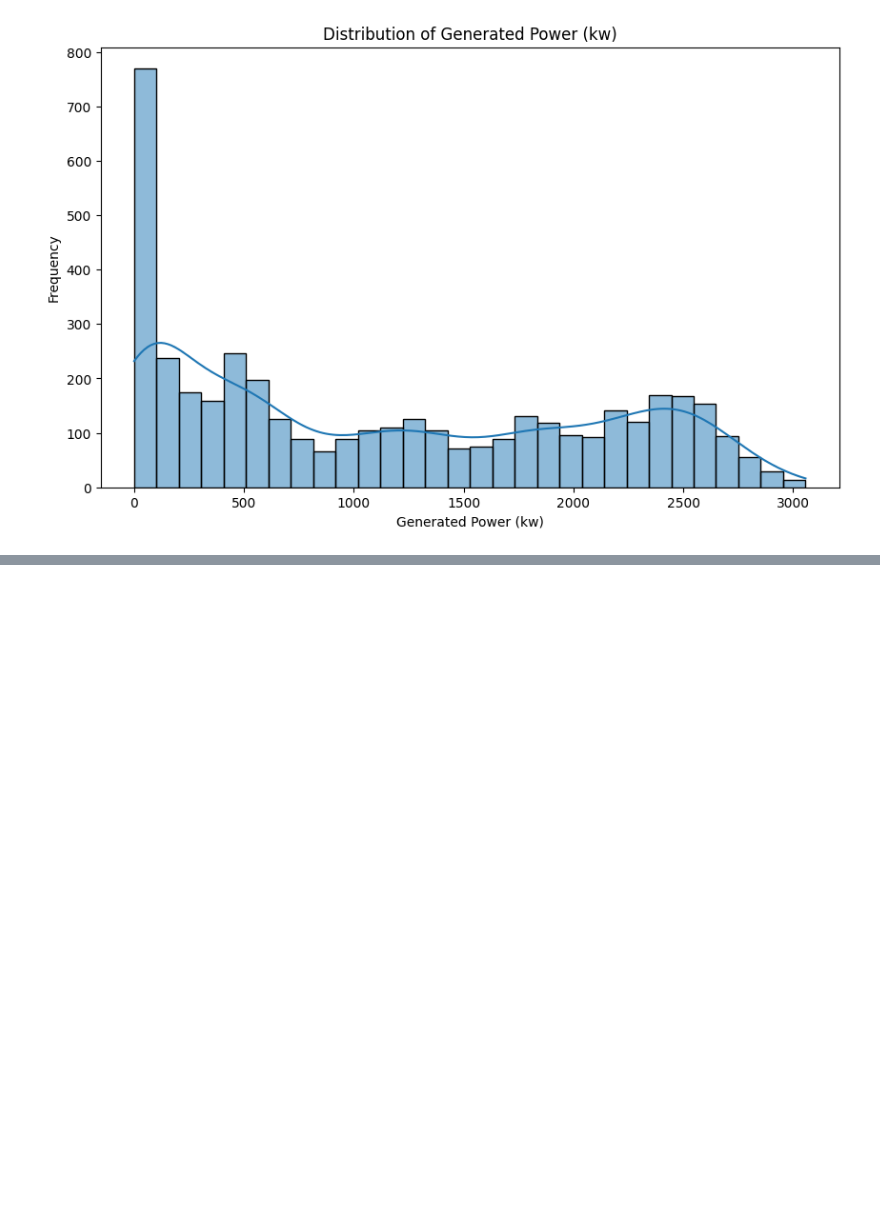
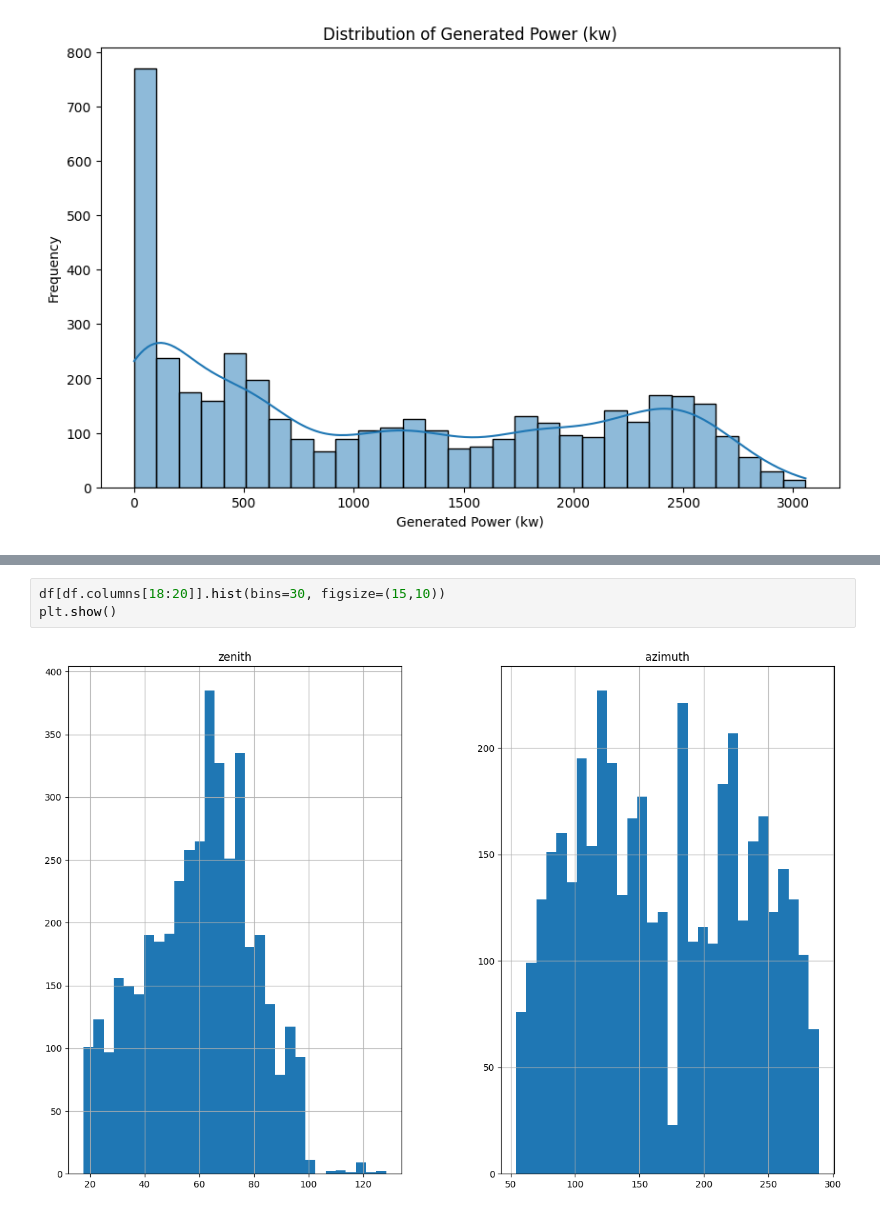
Before and after one commit to valusasindhu/solar-power-output-prediction, a Jupyter notebook: solarpowergeneration.ipynb, the cells around one changed output, grey strips where cells are left out. Cells and saved outputs as stored; diff of their text form; blank space fills up the shorter version.

```diff
--- a/solarpowergeneration.ipynb
+++ b/solarpowergeneration.ipynb
@@ -127,0 +141,5 @@ plt.show()
+# %%
+df[df.columns[18:20]].hist(bins=30, figsize=(15,10))
+plt.show()
+# %% [output]
+[figure, added]
```
Also changed, not shown: parts of 7 cells of this notebook.
